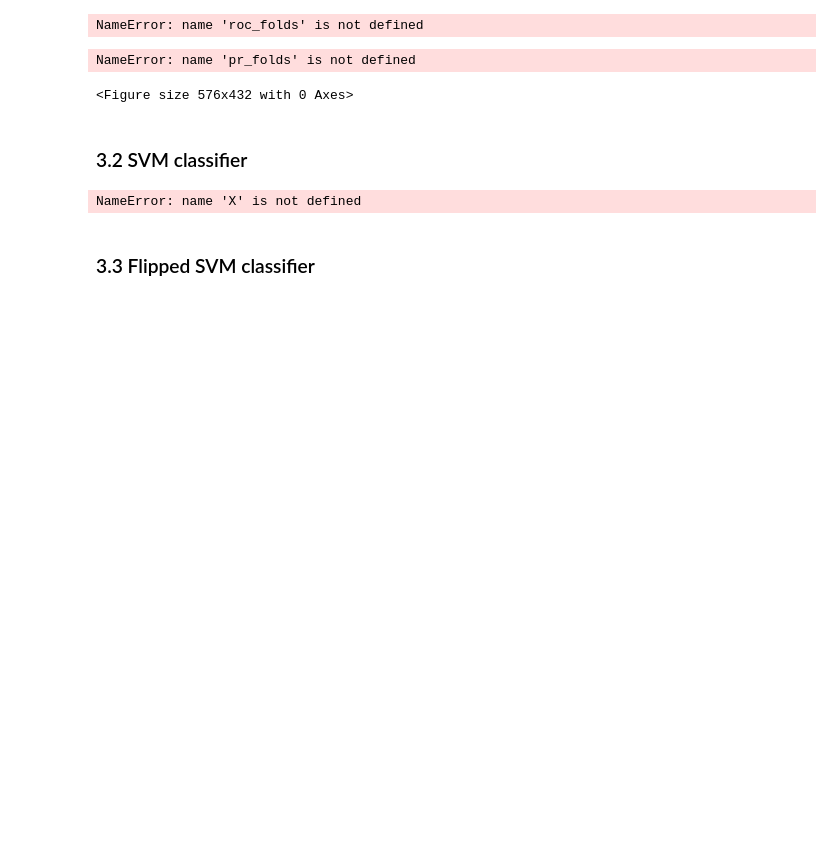
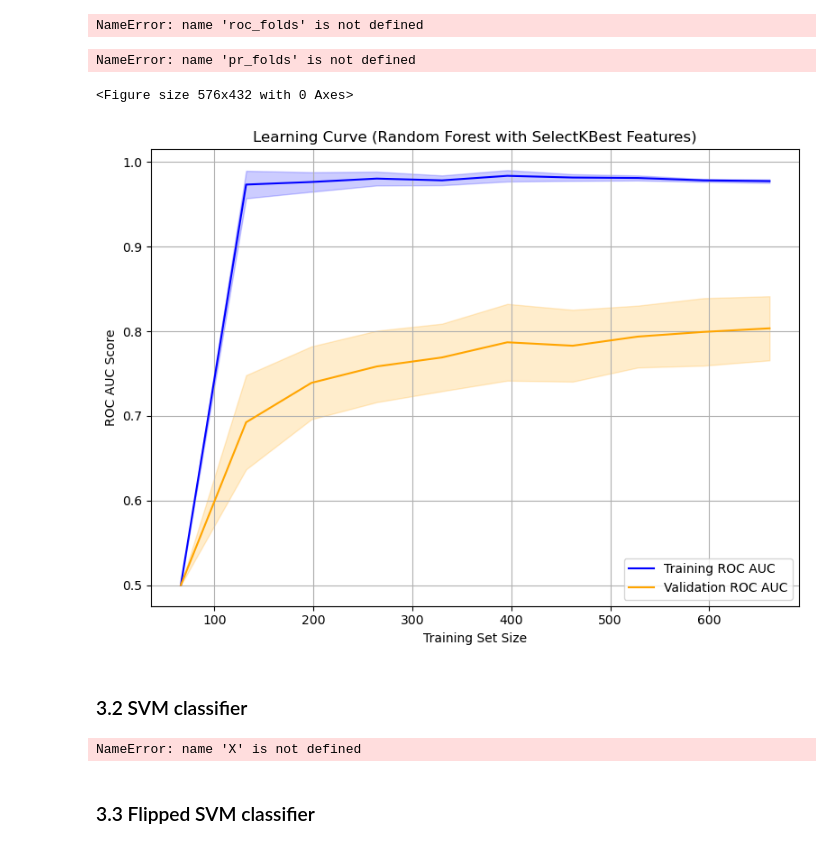
Before and after one commit to A-Bosselaar/TM10007-Machine-Learning-assignment, a Jupyter notebook: assignment_ecg.ipynb, the cells around one changed output. Saved outputs shown, nothing was run; the diff lists cells and outputs as text; code cells hidden in the pictures; blank space fills up the shorter version.

Commit message:
learning curve RF

```diff
--- a/assignment_ecg.ipynb
+++ b/assignment_ecg.ipynb
@@ -639,3 +605,82 @@ plt.show()
+# %%
+from sklearn.ensemble import RandomForestClassifier
+from sklearn.model_selection import learning_curve
+from sklearn.preprocessing import StandardScaler
+from sklearn.feature_selection import SelectKBest, f_classif
+from sklearn.pipeline import Pipeline
+import numpy as np
+import matplotlib.pyplot as plt
+
+# --- Feature selection function ---
+def kbest_selector(X, y, k):
+    selector = SelectKBest(score_func=f_classif, k=k)
+    selector.fit(X, y)
+    mask = selector.get_support()
+    return np.where(mask)[0]
+
+# --- Select and scale full dataset ---
+scaler = StandardScaler()
+X_scaled = scaler.fit_transform(X)
+
+# --- Feature selection ---
+selected_features = kbest_selector(X_scaled, y, k=2100)
+X_selected = X_scaled[:, selected_features]
+
+# --- Train RandomizedSearchCV once on the full dataset to find best parameters ---
+from sklearn.model_selection import RandomizedSearchCV
+
+param_dist = {
+    'n_estimators': [50, 100, 200],
+    'max_depth': [5, 10],
+    'min_samples_split': [15, 20, 30],
+    'min_samples_leaf': [30, 40, 60],
+    'max_features': ['sqrt', None],
+    'bootstrap': [True],
+    'class_weight': ['balanced']
+}
+
+# Randomized search
+rf = RandomForestClassifier(random_state=42)
+random_search = RandomizedSearchCV(rf, param_distributions=param_dist, n_iter=30, cv=5, random_state=42, n_jobs=-1, scoring='roc_auc')
+random_search.fit(X_selected, y)
+
+# Beste model gebruiken voor learning curve
+best_rf = random_search.best_estimator_
+
+# --- Learning curve berekenen ---
+train_sizes, train_scores, val_scores = learning_curve(
+    estimator=best_rf,
+    X=X_selected,
+    y=y,
+    train_sizes=np.linspace(0.1, 1.0, 10),
+    cv=5,
+    scoring='roc_auc',
+    n_jobs=-1,
+    shuffle=True,
+    random_state=42
+)
+
+# Gemiddelden en standaarddeviaties
+train_mean = train_scores.mean(axis=1)
+train_std = train_scores.std(axis=1)
+val_mean = val_scores.mean(axis=1)
+val_std = val_scores.std(axis=1)
+
+# --- Plotten ---
+plt.figure(figsize=(8, 6))
+plt.plot(train_sizes, train_mean, label="Training ROC AUC", color="blue")
+plt.fill_between(train_sizes, train_mean - train_std, train_mean + train_std, alpha=0.2, color="blue")
+plt.plot(train_sizes, val_mean, label="Validation ROC AUC", color="orange")
+plt.fill_between(train_sizes, val_mean - val_std, val_mean + val_std, alpha=0.2, color="orange")
+plt.title("Learning Curve (Random Forest with SelectKBest Features)")
+plt.xlabel("Training Set Size")
+plt.ylabel("ROC AUC Score")
+plt.legend(loc="best")
+plt.grid(True)
+plt.tight_layout()
+plt.show()
+# %% [output]
+[figure, added]
 # %% [markdown]
 ### 3.2 SVM classifier
 # %%
```
Also changed, not shown: parts of 2 cells of this notebook.
